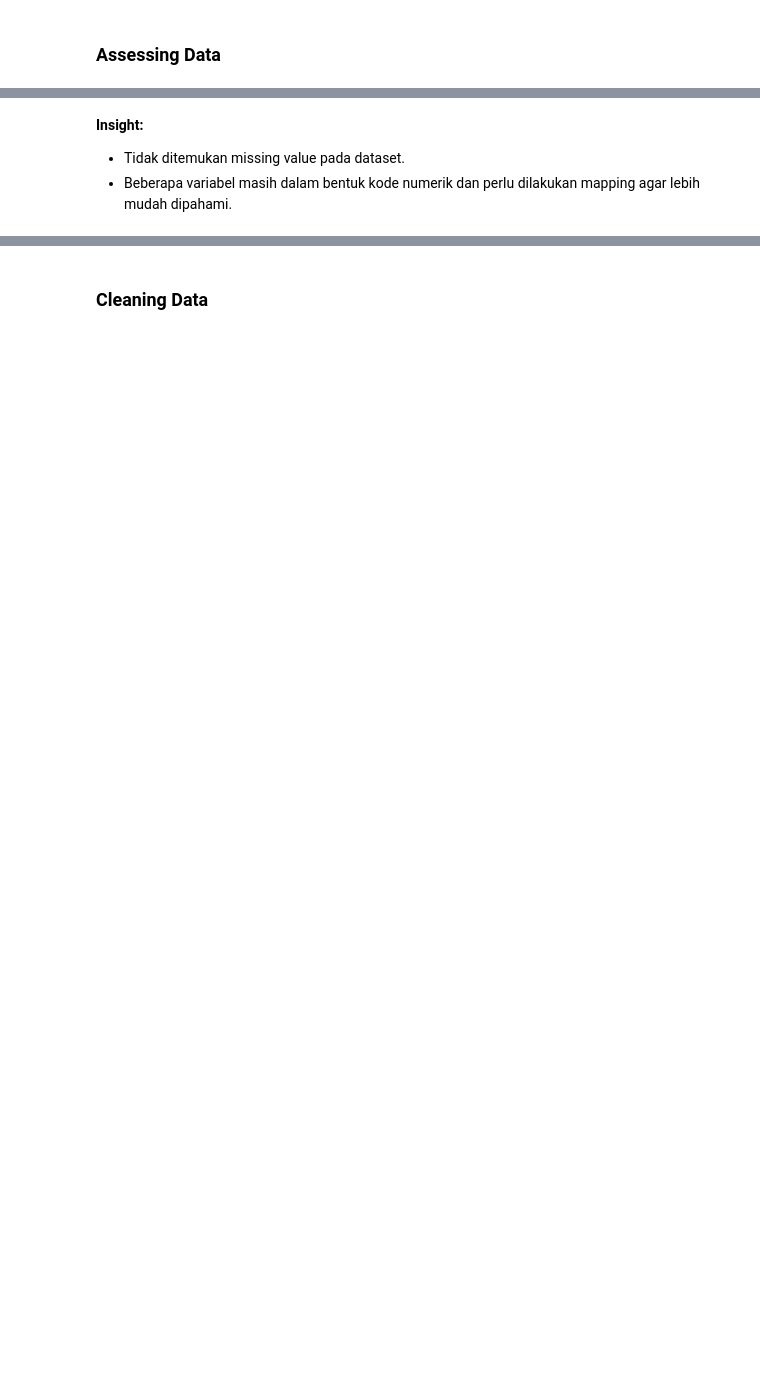
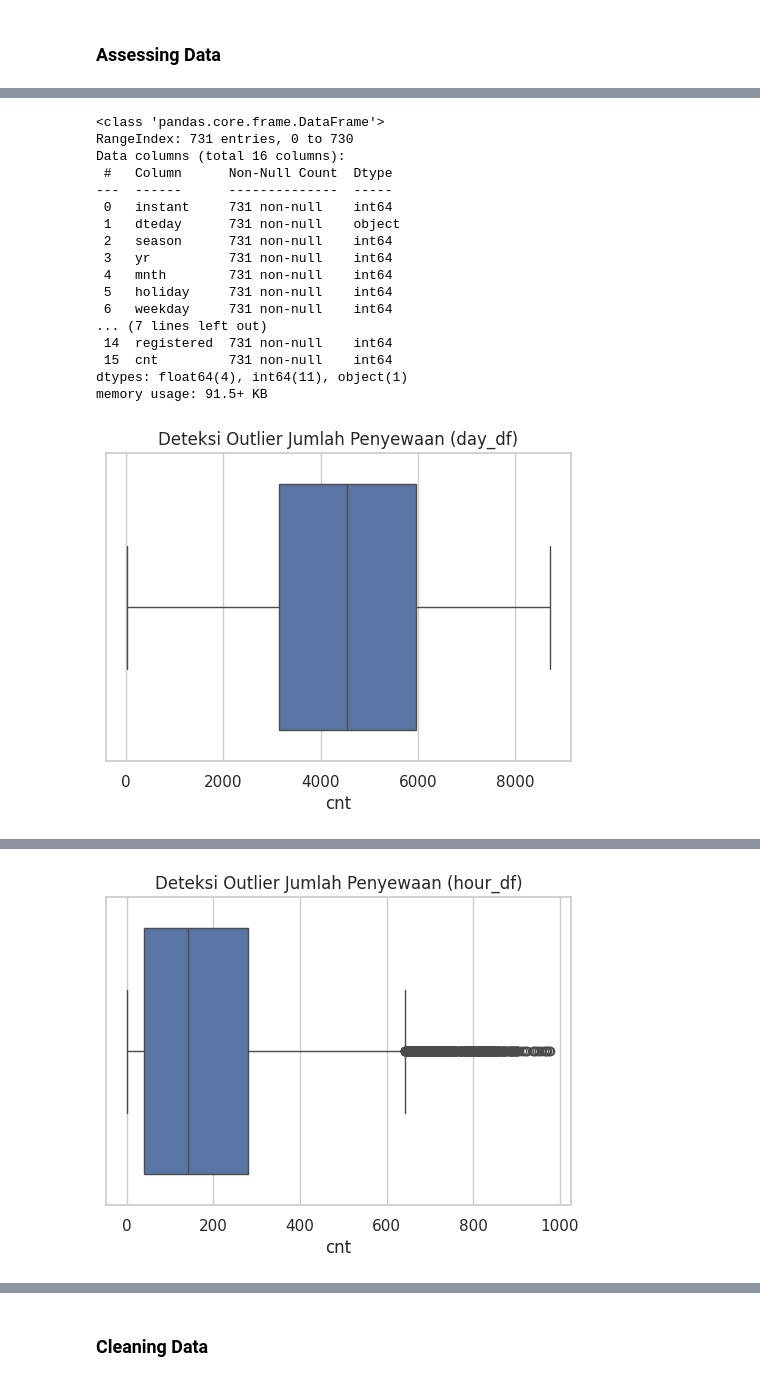
Before and after one commit to indrianisaptr/bike-sharing-analysis, a Jupyter notebook: notebook.ipynb, the cells around one changed output, grey strips where cells are left out. Cells and saved outputs as stored; diff of their text form; code cells hidden in the pictures; blank space fills up the shorter version.

```diff
--- a/notebook.ipynb
+++ b/notebook.ipynb
@@ -79,4 +48,68 @@ dtype: int64
-# %% [markdown]
-**Insight:**
-- Tidak ditemukan missing value pada dataset.
-- Beberapa variabel masih dalam bentuk kode numerik dan perlu dilakukan mapping agar lebih mudah dipahami.
+# %%
+# =========================
+# Assessing day_df
+# =========================
+
+day_df.info()
+day_df.isna().sum()
+day_df.duplicated().sum()
+
+day_df[["temp", "hum", "windspeed", "casual", "registered", "cnt"]].describe()
+
+# Validasi konsistensi total penyewaan
+(day_df["casual"] + day_df["registered"] - day_df["cnt"]).sum()
+
+# Cek kategori unik
+day_df["season"].unique()
+day_df["weathersit"].unique()
+day_df["workingday"].unique()
+
+# Deteksi outlier
+plt.figure(figsize=(6,4))
+sns.boxplot(x=day_df["cnt"])
+plt.title("Deteksi Outlier Jumlah Penyewaan (day_df)")
+plt.show()
+
+
+# =========================
+# Assessing hour_df
+# =========================
+
+hour_df.info()
+hour_df.isna().sum()
+hour_df.duplicated().sum()
+
+hour_df[["temp", "hum", "windspeed", "casual", "registered", "cnt"]].describe()
+
+# Validasi konsistensi total penyewaan
+(hour_df["casual"] + hour_df["registered"] - hour_df["cnt"]).sum()
+
+# Cek kategori unik
+hour_df["season"].unique()
+hour_df["weathersit"].unique()
+hour_df["workingday"].unique()
+
+# Deteksi outlier
+plt.figure(figsize=(6,4))
+sns.boxplot(x=hour_df["cnt"])
+plt.title("Deteksi Outlier Jumlah Penyewaan (hour_df)")
+plt.show()
+# %% [output]
+<class 'pandas.core.frame.DataFrame'>
+RangeIndex: 731 entries, 0 to 730
+Data columns (total 16 columns):
+ #   Column      Non-Null Count  Dtype
+---  ------      --------------  -----
+ 0   instant     731 non-null    int64
+ 1   dteday      731 non-null    object
+ 2   season      731 non-null    int64
+ 3   yr          731 non-null    int64
+ 4   mnth        731 non-null    int64
+ 5   holiday     731 non-null    int64
+ 6   weekday     731 non-null    int64
+... (7 lines left out)
+ 14  registered  731 non-null    int64
+ 15  cnt         731 non-null    int64
+dtypes: float64(4), int64(11), object(1)
+memory usage: 91.5+ KB
+[figure, added]
@@ -82,0 +133 @@ dtype: int64
+[figure, added]
```
Also changed, not shown: parts of 57 cells of this notebook, 2 other files.
